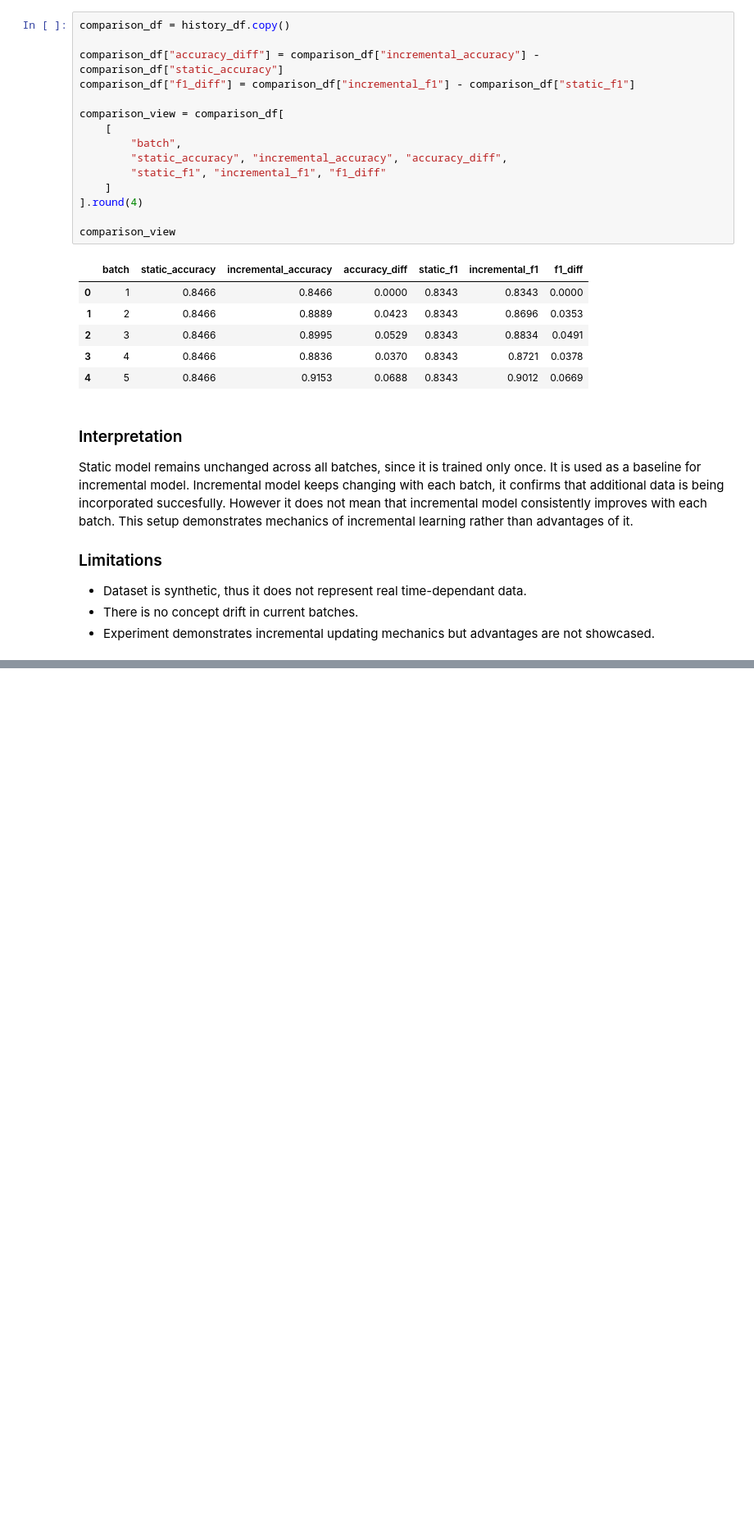
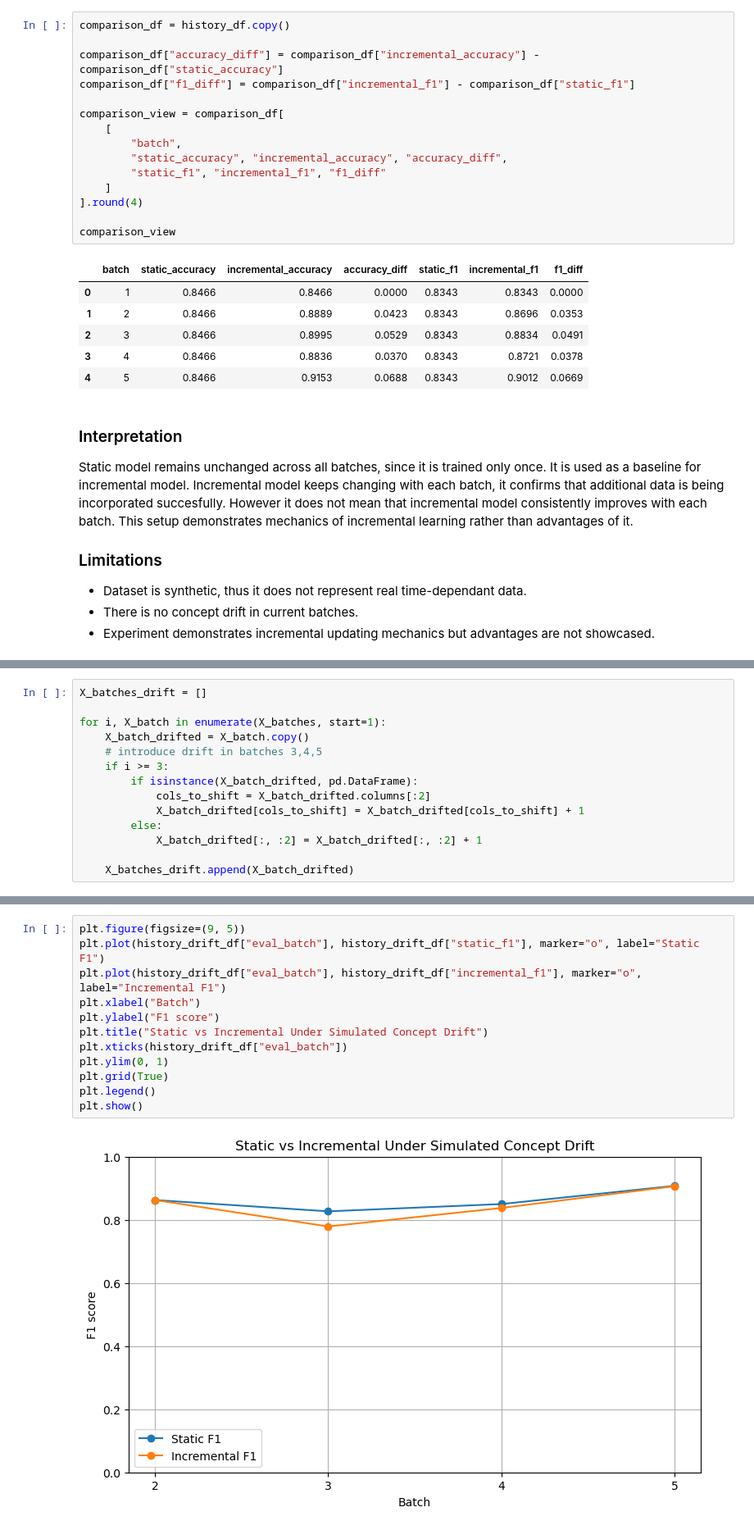
Before and after one commit to plerixus/collaborative_online_learning, a Jupyter notebook: notebooks/incrimental_learning.ipynb, the cells around one changed output, grey strips where cells are left out. Shown at 82% size. Cells and saved outputs as stored; diff of their text form; blank space fills up the shorter version.

```diff
--- a/notebooks/incrimental_learning.ipynb
+++ b/notebooks/incrimental_learning.ipynb
@@ -265,0 +270,14 @@ Static model remains unchanged across all batches, since it is trained only once
+# %%
+X_batches_drift = []
+
+for i, X_batch in enumerate(X_batches, start=1):
+    X_batch_drifted = X_batch.copy()
+    # introduce drift in batches 3,4,5
+    if i >= 3:
+        if isinstance(X_batch_drifted, pd.DataFrame):
+            cols_to_shift = X_batch_drifted.columns[:2]
+            X_batch_drifted[cols_to_shift] = X_batch_drifted[cols_to_shift] + 1
+        else:
+            X_batch_drifted[:, :2] = X_batch_drifted[:, :2] + 1
+
+    X_batches_drift.append(X_batch_drifted)
@@ -265,0 +337,14 @@ Static model remains unchanged across all batches, since it is trained only once
+# %%
+plt.figure(figsize=(9, 5))
+plt.plot(history_drift_df["eval_batch"], history_drift_df["static_f1"], marker="o", label="Static F1")
+plt.plot(history_drift_df["eval_batch"], history_drift_df["incremental_f1"], marker="o", label="Incremental F1")
+plt.xlabel("Batch")
+plt.ylabel("F1 score")
+plt.title("Static vs Incremental Under Simulated Concept Drift")
+plt.xticks(history_drift_df["eval_batch"])
+plt.ylim(0, 1)
+plt.grid(True)
+plt.legend()
+plt.show()
+# %% [output]
+[figure, added]
```
Also changed, not shown: parts of 4 cells of this notebook.
